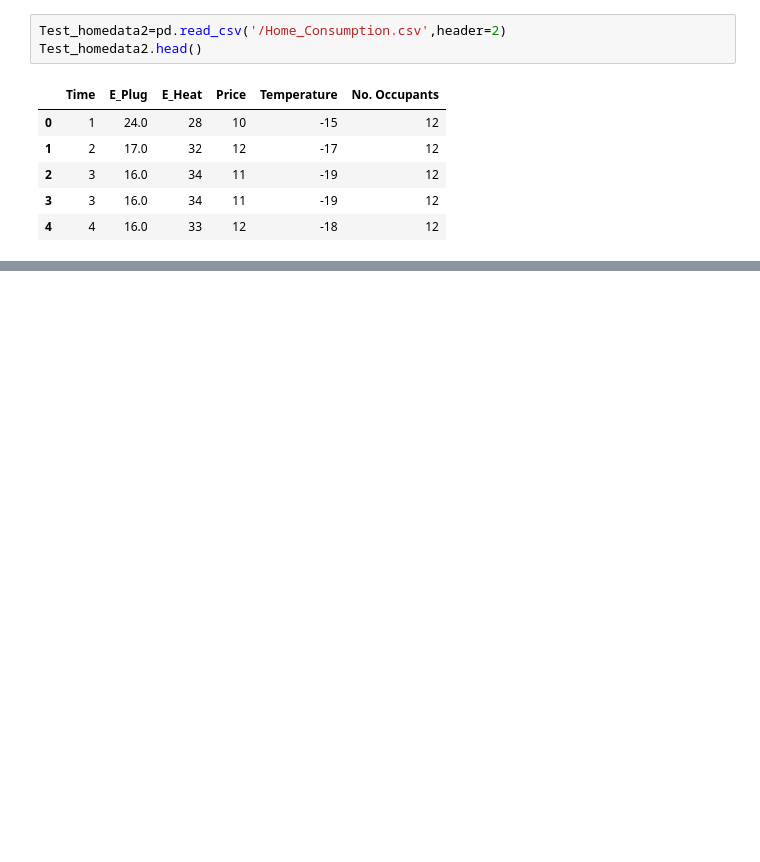
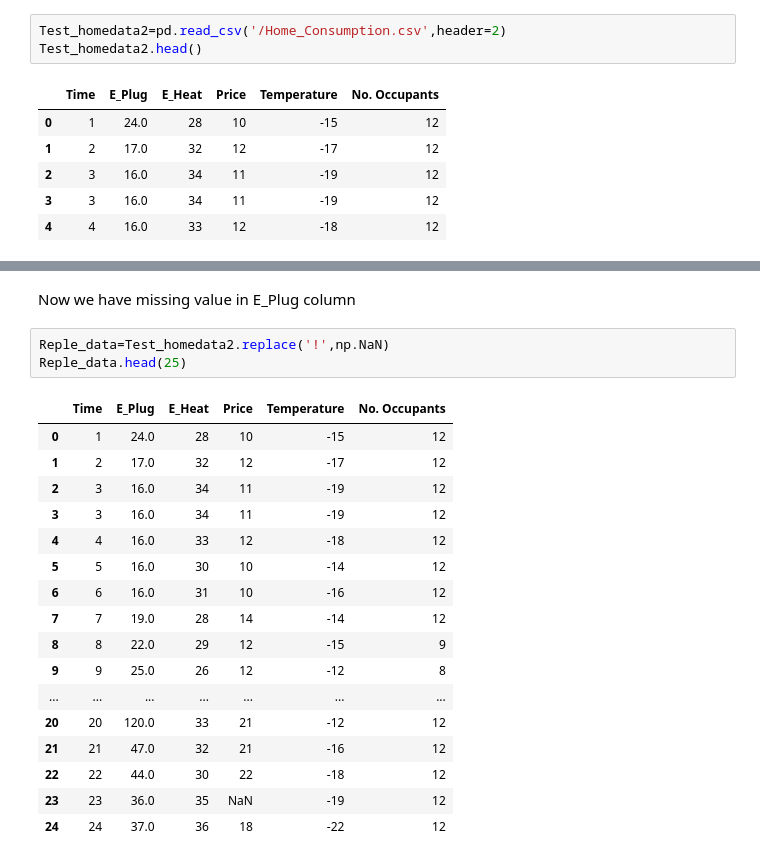
Before and after one commit to Anuj-Main/DataScienceProgramming, a Jupyter notebook: Preprocessing.ipynb, the cells around one changed output, grey strips where cells are left out. Saved outputs shown, nothing was run; the diff lists cells and outputs as text; blank space fills up the shorter version.

```diff
--- a/Preprocessing.ipynb
+++ b/Preprocessing.ipynb
@@ -51,0 +218,23 @@ Test_homedata2.rename(columns={'Temperature':'Temp'})
+# %% [markdown]
+Now we have missing value in E_Plug column
+# %%
+Reple_data=Test_homedata2.replace('!',np.NaN)
+Reple_data.head(25)
+# %% [output]
+|  | Time | E_Plug | E_Heat | Price | Temperature | No. Occupants |
+| 0 | 1 | 24.0 | 28 | 10 | -15 | 12 |
+| 1 | 2 | 17.0 | 32 | 12 | -17 | 12 |
+| 2 | 3 | 16.0 | 34 | 11 | -19 | 12 |
+| 3 | 3 | 16.0 | 34 | 11 | -19 | 12 |
+| 4 | 4 | 16.0 | 33 | 12 | -18 | 12 |
+| 5 | 5 | 16.0 | 30 | 10 | -14 | 12 |
+| 6 | 6 | 16.0 | 31 | 10 | -16 | 12 |
+| 7 | 7 | 19.0 | 28 | 14 | -14 | 12 |
+| 8 | 8 | 22.0 | 29 | 12 | -15 | 9 |
+| 9 | 9 | 25.0 | 26 | 12 | -12 | 8 |
+| ... | ... | ... | ... | ... | ... | ... |
+| 20 | 20 | 120.0 | 33 | 21 | -12 | 12 |
+| 21 | 21 | 47.0 | 32 | 21 | -16 | 12 |
+| 22 | 22 | 44.0 | 30 | 22 | -18 | 12 |
+| 23 | 23 | 36.0 | 35 | NaN | -19 | 12 |
+| 24 | 24 | 37.0 | 36 | 18 | -22 | 12 |
```
Also changed, not shown: parts of 40 cells of this notebook.
